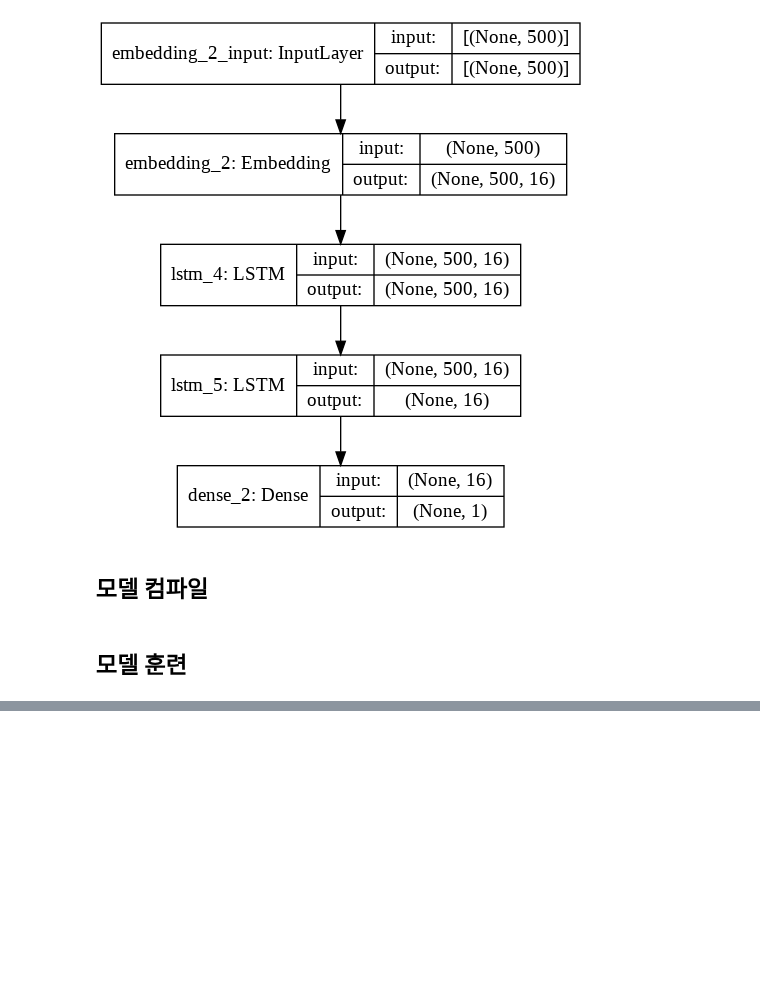
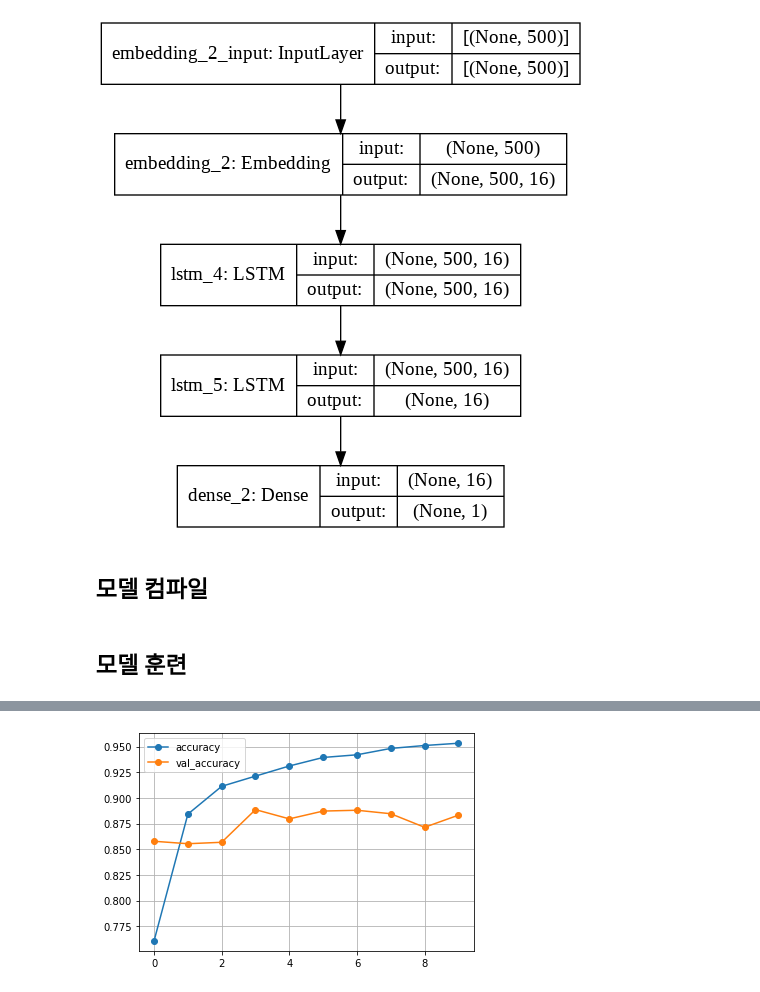
Before and after one commit to JakeOh/202011_itw_bd21, a Jupyter notebook: lab_ml/ml21_lstm.ipynb, the cells around one changed output, grey strips where cells are left out. Drawn from its saved outputs; the diff is of its cells as text; code cells hidden in the pictures; blank space fills up the shorter version.

```diff
--- a/lab_ml/ml21_lstm.ipynb
+++ b/lab_ml/ml21_lstm.ipynb
@@ -133,0 +162,7 @@ Epoch 1/100
+# %%
+# 정확도 곡선
+hist[['accuracy', 'val_accuracy']].plot(marker='o')
+plt.grid()
+plt.show()
+# %% [output]
+[figure, added]
```
Also changed, not shown: parts of 5 cells of this notebook.
